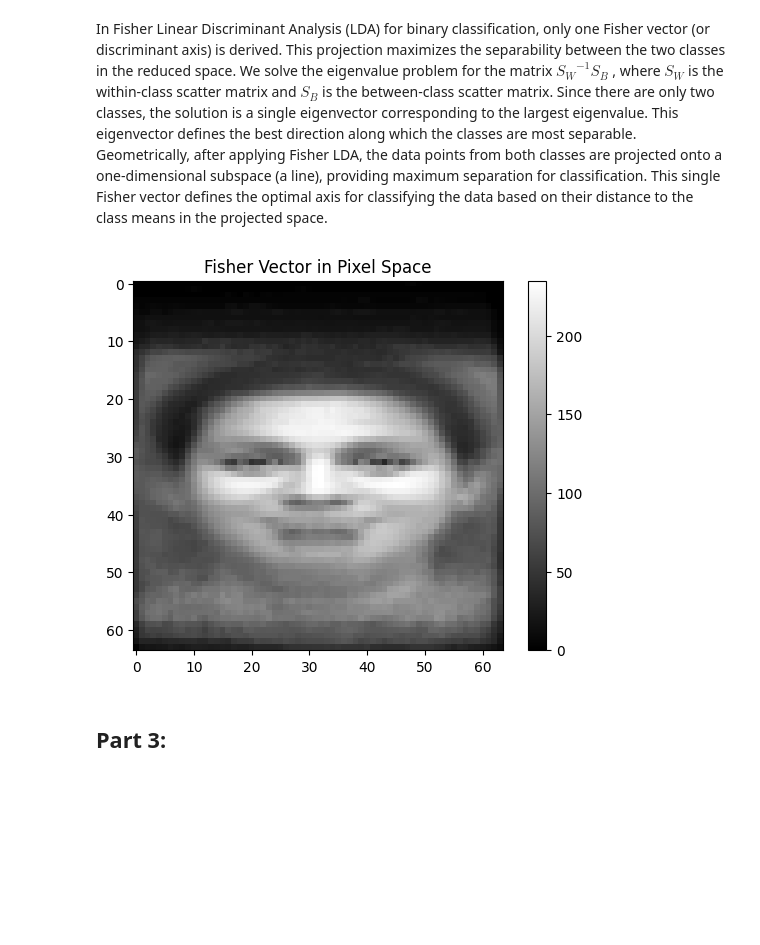
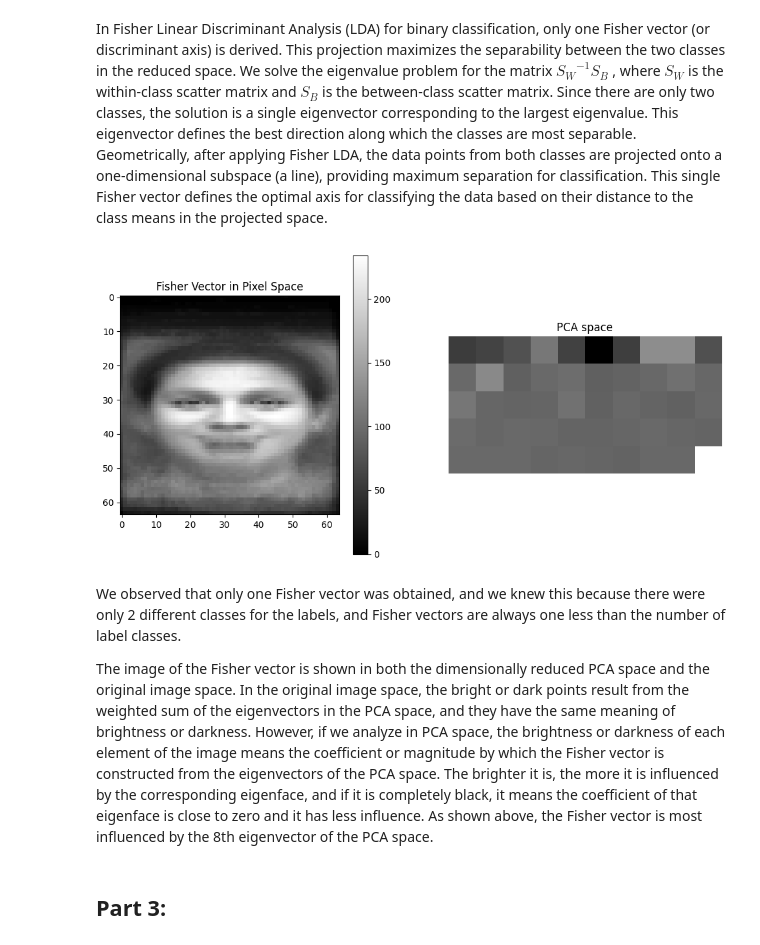
Before and after one commit to MohammadParsaTheFirst/My-HWs, a Jupyter notebook: Machine Vision LAB/LAB3/LAB3.ipynb, the cells around one changed output. Cells and saved outputs as stored; diff of their text form; code cells hidden in the pictures; blank space fills up the shorter version.

```diff
--- a/Machine Vision LAB/LAB3/LAB3.ipynb
+++ b/Machine Vision LAB/LAB3/LAB3.ipynb
@@ -61,30 +61,12 @@ images = np.vstack((happy_images, surprise_images))
 labels = np.hstack((happy_labels, surprise_labels))
 
 # Split data into training and testing sets
-X_train, X_test, y_train, y_test = train_test_split(images, labels, stratify=labels, train_size=52, random_state=42)
+X_train, X_test, y_train, y_test = train_test_split(images, labels, stratify=labels, train_size=50, random_state=42)
 # %%
 # Create PCA for dimensionality reduction to 50
 pca = PCA(n_components=50)
 X_train_pca = pca.fit_transform(X_train)  # Fit only with the training data
 X_test_pca = pca.transform(X_test)        # Dimensionality reduction for the test data
-# %%
-# Calculate overall mean and mean of each class
-mean_total = np.mean(X_train_pca, axis=0)
-mean_happy = np.mean(X_train_pca[y_train == 0], axis=0)
-mean_surprise = np.mean(X_train_pca[y_train == 1], axis=0)
-
-# Calculate within-class scatter SW
-S_W = np.zeros((50, 50))
-for x in X_train_pca[y_train == 0]:  # For happy class
-    S_W += (x - mean_happy).reshape(-1, 1) @ (x - mean_happy).reshape(1, -1)
-for x in X_train_pca[y_train == 1]:  # For surprise class
-    S_W += (x - mean_surprise).reshape(-1, 1) @ (x - mean_surprise).reshape(1, -1)
-
-# Calculate between-class scatter SB
-n_happy = np.sum(y_train == 0)
-n_surprise = np.sum(y_train == 1)
-S_B = n_happy * (mean_happy - mean_total).reshape(-1, 1) @ (mean_happy - mean_total).reshape(1, -1)
-S_B += n_surprise * (mean_surprise - mean_total).reshape(-1, 1) @ (mean_surprise - mean_total).reshape(1, -1)
 # %%
 # Calculate overall mean and mean of each class
 mean_total = np.mean(X_train_pca, axis=0)
@@ -145,15 +127,27 @@ $S_B$
  is the between-class scatter matrix. Since there are only two classes, the solution is a single eigenvector corresponding to the largest eigenvalue. This eigenvector defines the best direction along which the classes are most separable. Geometrically, after applying Fisher LDA, the data points from both classes are projected onto a one-dimensional subspace (a line), providing maximum separation for classification. This single Fisher vector defines the optimal axis for classifying the data based on their distance to the class means in the projected space.
 # %%
 # Reconstruct the Fisher vector in pixel space
-fisher_in_pixel_space = pca.inverse_transform(fisher_vectors.T).reshape(64, 64)
+fisher_in_pixel_space = pca.inverse_transform(fisher_vectors.T).reshape(64, 64)# -,mean
 
 # Display the Fisher image
+plt.figure(figsize=(12,6))
+plt.subplot(1,2,1)
 plt.imshow(fisher_in_pixel_space, cmap='gray')
 plt.title("Fisher Vector in Pixel Space")
 plt.colorbar()
+
+plt.subplot(1,2,2)
+plt.imshow(fisher_vectors[:,0].reshape((5, 10)), cmap='gray')
+plt.axis('OFF')
+plt.title('PCA space')
+
 plt.show()
 # %% [output]
-[figure, old version]
+[figure, new version]
+# %% [markdown]
+We observed that only one Fisher vector was obtained, and we knew this because there were only 2 different classes for the labels, and Fisher vectors are always one less than the number of label classes.
+
+The image of the Fisher vector is shown in both the dimensionally reduced PCA space and the original image space. In the original image space, the bright or dark points result from the weighted sum of the eigenvectors in the PCA space, and they have the same meaning of brightness or darkness. However, if we analyze in PCA space, the brightness or darkness of each element of the image means the coefficient or magnitude by which the Fisher vector is constructed from the eigenvectors of the PCA space. The brighter it is, the more it is influenced by the corresponding eigenface, and if it is completely black, it means the coefficient of that eigenface is close to zero and it has less influence. As shown above, the Fisher vector is most influenced by the 8th eigenvector of the PCA space.
 # %% [markdown]
 ## Part 3:
 # %%
```
Also changed, not shown: parts of 5 cells of this notebook.
